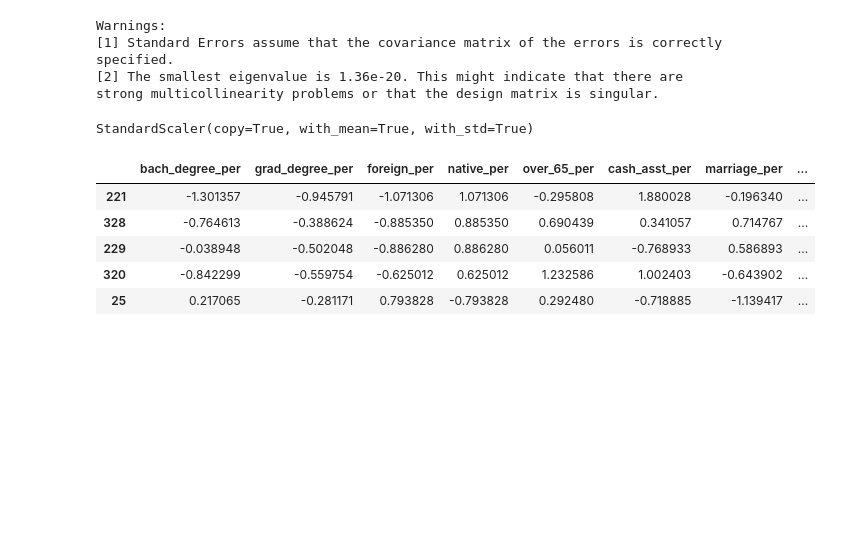
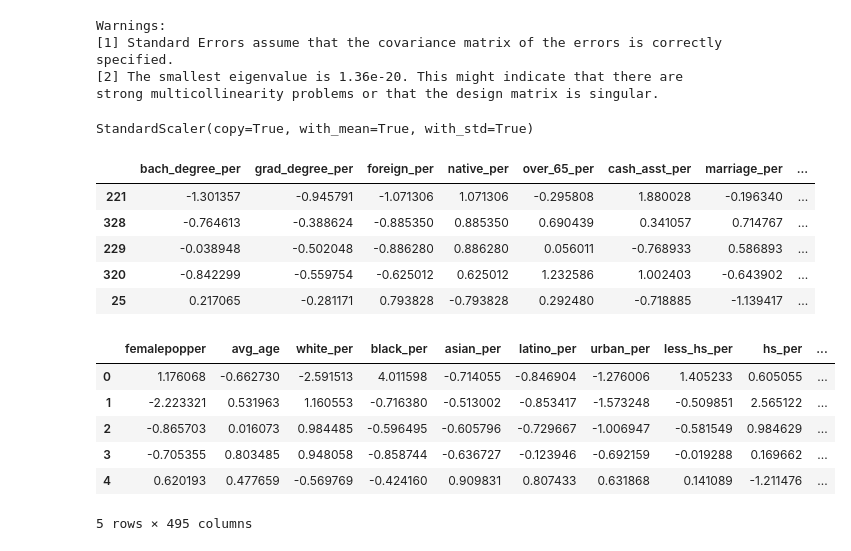
Before and after one commit to scbronder/state_predictor, a Jupyter notebook: mod2_v2.ipynb, the cells around one changed output. Cells and saved outputs as stored; diff of their text form; code cells hidden in the pictures; blank space fills up the shorter version.

```diff
--- a/mod2_v2.ipynb
+++ b/mod2_v2.ipynb
@@ -1215,7 +1224,7 @@ scaler = preprocessing.StandardScaler()
 # %%
 X_train, X_test, y_train, y_test = train_test_split(df_final_drop3.drop('D_R_scale', axis=1), df_final_drop3['D_R_scale'], random_state=32,test_size=0.2)
 # %%
-scaler.fit(df_final_vars.iloc[:,:-1])
+scaler.fit(df_final_drop3.drop('D_R_scale', axis=1).iloc[:,:-1])
 # %% [output]
 StandardScaler(copy=True, with_mean=True, with_std=True)
 # %%
@@ -1230,3 +1239,16 @@ features_scaled_train.iloc[:,10:].head()
 | 229 | -0.038948 | -0.502048 | -0.886280 | 0.886280 | 0.056011 | -0.768933 | 0.586893 | ... |
 | 320 | -0.842299 | -0.559754 | -0.625012 | 0.625012 | 1.232586 | 1.002403 | -0.643902 | ... |
 | 25 | 0.217065 | -0.281171 | 0.793828 | -0.793828 | 0.292480 | -0.718885 | -1.139417 | ... |
+# %%
+poly = preprocessing.PolynomialFeatures(degree=2, interaction_only=False, include_bias=False)
+features_64_train = pd.DataFrame(poly.fit_transform(features_scaled_train), columns=poly.get_feature_names(features_scaled_train.columns))
+features_64_train.head()
+#multiplied and squared our features against one another
+# %% [output]
+|  | femalepopper | avg_age | white_per | black_per | asian_per | latino_per | urban_per | less_hs_per | hs_per | ... |
+| 0 | 1.176068 | -0.662730 | -2.591513 | 4.011598 | -0.714055 | -0.846904 | -1.276006 | 1.405233 | 0.605055 | ... |
+| 1 | -2.223321 | 0.531963 | 1.160553 | -0.716380 | -0.513002 | -0.853417 | -1.573248 | -0.509851 | 2.565122 | ... |
+| 2 | -0.865703 | 0.016073 | 0.984485 | -0.596495 | -0.605796 | -0.729667 | -1.006947 | -0.581549 | 0.984629 | ... |
+| 3 | -0.705355 | 0.803485 | 0.948058 | -0.858744 | -0.636727 | -0.123946 | -0.692159 | -0.019288 | 0.169662 | ... |
+| 4 | 0.620193 | 0.477659 | -0.569769 | -0.424160 | 0.909831 | 0.807433 | 0.631868 | 0.141089 | -1.211476 | ... |
+5 rows × 495 columns
```
Also changed, not shown: parts of 30 cells of this notebook.
